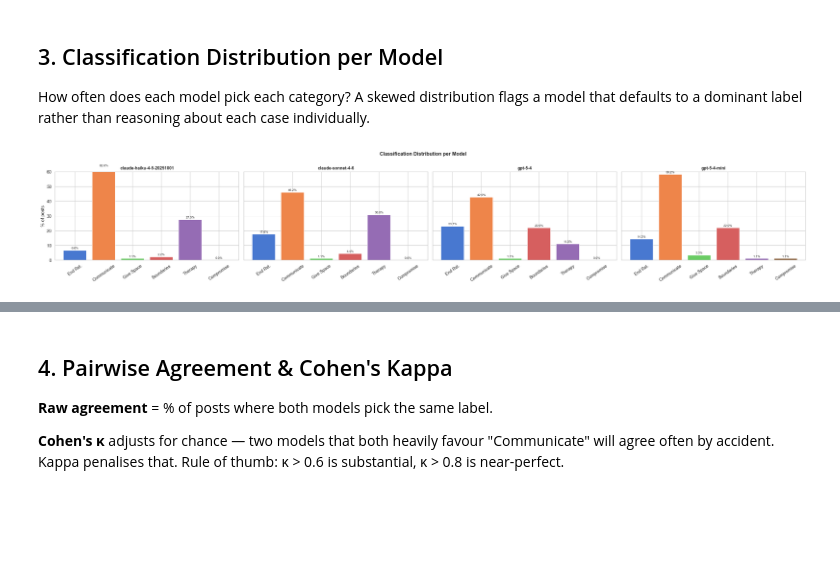
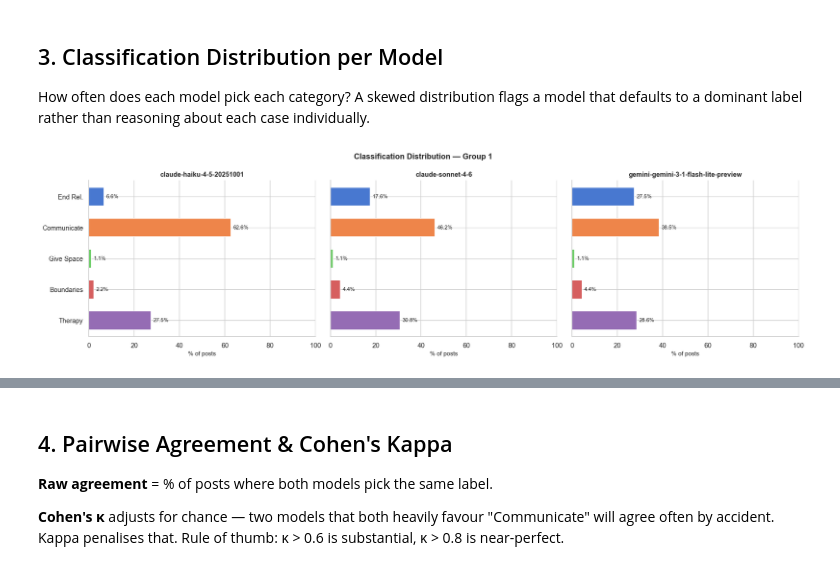
Before and after one commit to sumba101/relationship_bench_prototype, a Jupyter notebook: analysis.ipynb, the cells around one changed output, grey strips where cells are left out. Cells and saved outputs as stored; diff of their text form; code cells hidden in the pictures; blank space fills up the shorter version.

```diff
--- a/analysis.ipynb
+++ b/analysis.ipynb
@@ -25,15 +25,13 @@ CATEGORIES = [
     "Give Space / Time",
     "Set / Respect Boundaries",
     "Seek Therapy / Counselling",
-    "Compromise",
 ]
 SHORT = {
-    "End Relationship":        "End Rel.",
-    "Communicate":             "Communicate",
-    "Give Space / Time":       "Give Space",
-    "Set / Respect Boundaries":"Boundaries",
+    "End Relationship":          "End Rel.",
+    "Communicate":               "Communicate",
+    "Give Space / Time":         "Give Space",
+    "Set / Respect Boundaries":  "Boundaries",
     "Seek Therapy / Counselling":"Therapy",
-    "Compromise":              "Compromise",
 }
 # %% [markdown]
 ## 2. Load Data
@@ -46,6 +44,7 @@ for model_dir in sorted(results_dir.iterdir()):
         csvs = sorted(model_dir.glob("*.csv"))
         if csvs:
             df = pd.read_csv(csvs[-1])   # latest run per model
+            df["Classification"] = df["Classification"].replace("Compromise", "Communicate")
             df["word_count"] = df["Reasoning"].str.split().str.len()
             model_dfs[model_dir.name] = df
 
@@ -81,29 +82,32 @@ comparison.head()
 How often does each model pick each category? A skewed distribution flags a model that
 defaults to a dominant label rather than reasoning about each case individually.
 # %%
-n_models = len(model_dfs)
-fig, axes = plt.subplots(1, n_models, figsize=(7 * n_models, 5), sharey=True)
-if n_models == 1:
-    axes = [axes]
+palette = sns.color_palette("muted", len(CATEGORIES))
+short_labels = [SHORT[c] for c in CATEGORIES]
+model_list = list(model_dfs.items())
 
-palette = sns.color_palette("muted", len(CATEGORIES))
-
-for ax, (model_name, df) in zip(axes, model_dfs.items()):
+def hbar_axes(ax, model_name, df, show_ylabel=True):
     counts = df["Classification"].value_counts().reindex(CATEGORIES, fill_value=0)
     pct = counts / counts.sum() * 100
-    labels = [SHORT[c] for c in CATEGORIES]
-    bars = ax.bar(labels, pct, color=palette)
+    bars = ax.barh(short_labels[::-1], pct.values[::-1], color=palette[::-1], height=0.6)
+    ax.set_xlim(0, 100)
+    ax.set_xlabel("% of posts", fontsize=10)
     ax.set_title(model_name.replace("_", "-"), fontsize=11, fontweight="bold")
-    ax.set_ylabel("% of posts" if ax is axes[0] else "")
-    ax.set_ylim(0, 60)
-    ax.tick_params(axis="x", rotation=35)
-    for bar, val in zip(bars, pct):
-        ax.text(bar.get_x() + bar.get_width() / 2, bar.get_height() + 0.5,
-                f"{val:.1f}%", ha="center", va="bottom", fontsize=8)
+    for bar, val in zip(bars, pct.values[::-1]):
+        if val > 0:
+            ax.text(val + 1, bar.get_y() + bar.get_height() / 2,
+                    f"{val:.1f}%", va="center", fontsize=9)
+    if not show_ylabel:
+        ax.set_yticklabels([])
+    ax.spines[["top", "right"]].set_visible(False)
 
-plt.suptitle("Classification Distribution per Model", fontsize=13, fontweight="bold")
+# ── Image 1: first 3 models ──────────────────────────────────────────────────
+fig, axes = plt.subplots(1, 3, figsize=(18, 5))
+for i, (name, df) in enumerate(model_list[:3]):
+    hbar_axes(axes[i], name, df, show_ylabel=(i == 0))
+plt.suptitle("Classification Distribution — Group 1", fontsize=13, fontweight="bold")
 plt.tight_layout()
-plt.savefig("analysis_distribution.png", bbox_inches="tight")
+plt.savefig("analysis_hbar_group1.png", bbox_inches="tight", dpi=150)
 plt.show()
 # %% [output]
-[figure, old version]
+[figure, new version]
```
Also changed, not shown: parts of 12 cells of this notebook, 1 other file.
